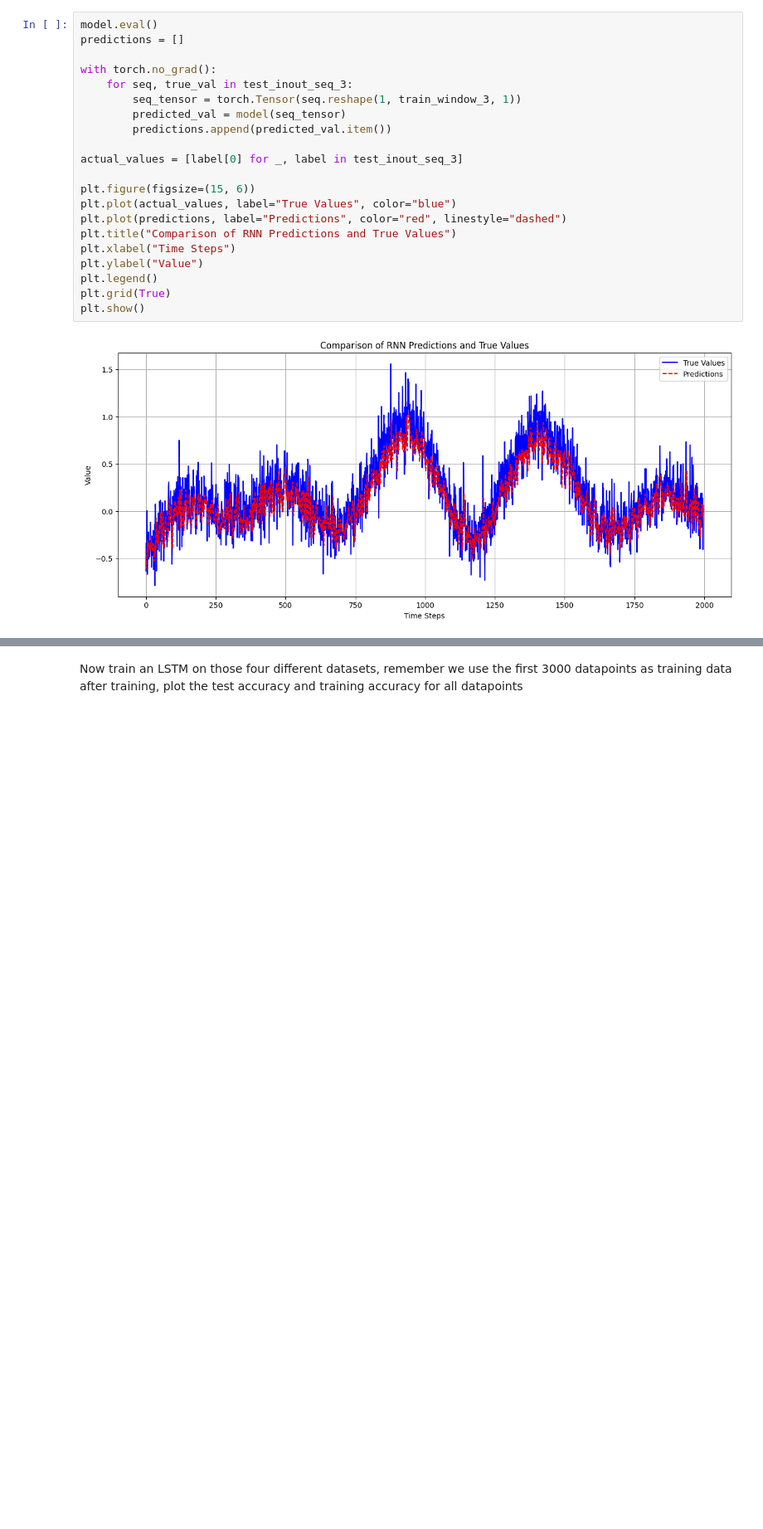
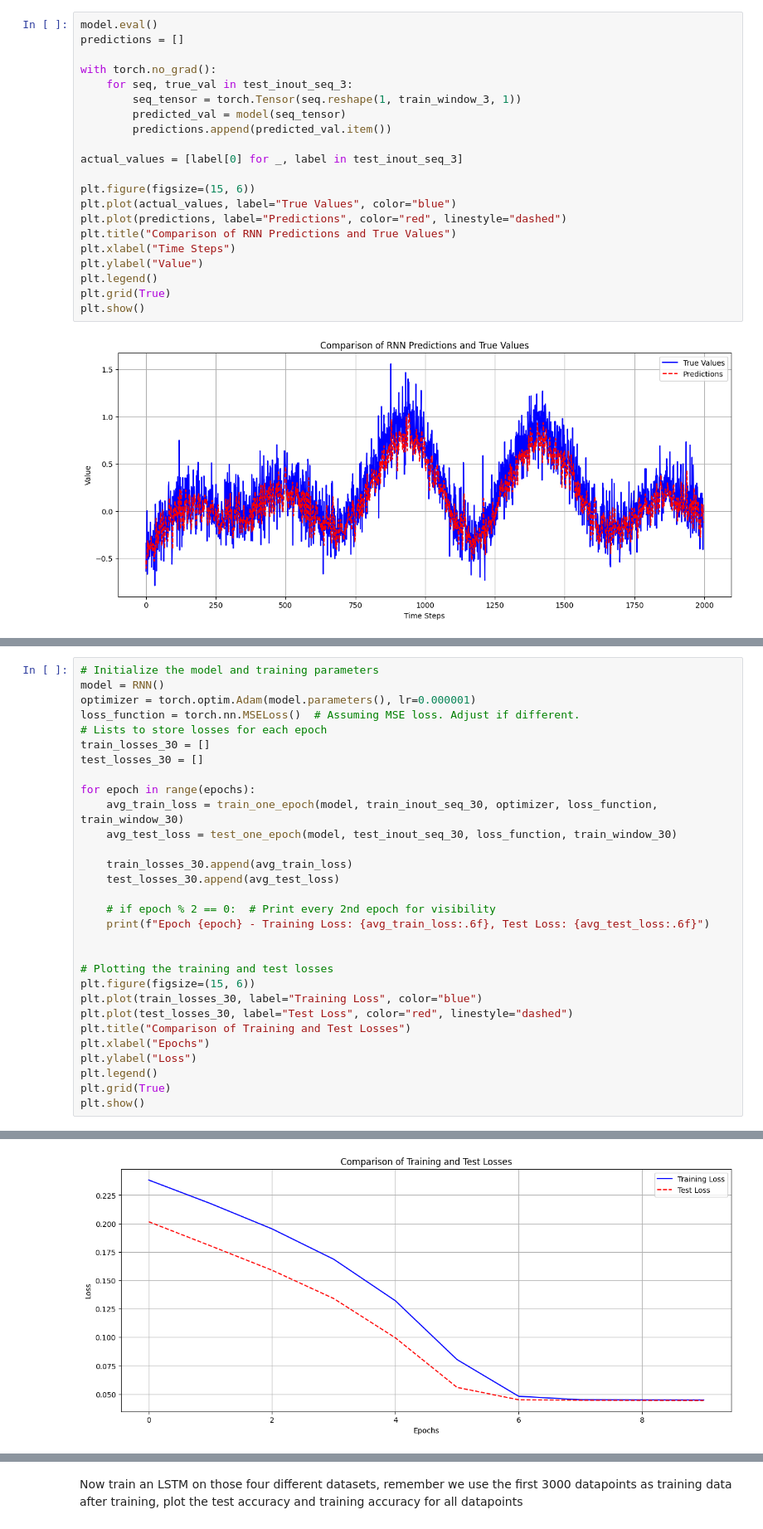
Before and after one commit to Ahmadar91/ML, a Jupyter notebook: Lab 5 - RNN and LSTM.ipynb, the cells around one changed output, grey strips where cells are left out. Shown at 83% size. Saved outputs shown, nothing was run; the diff lists cells and outputs as text; blank space fills up the shorter version.

```diff
--- a/Lab 5 - RNN and LSTM.ipynb
+++ b/Lab 5 - RNN and LSTM.ipynb
@@ -389,0 +302,31 @@ plt.show()
+# %%
+# Initialize the model and training parameters
+model = RNN()
+optimizer = torch.optim.Adam(model.parameters(), lr=0.000001)
+loss_function = torch.nn.MSELoss()  # Assuming MSE loss. Adjust if different.
+# Lists to store losses for each epoch
+train_losses_30 = []
+test_losses_30 = []
+
+for epoch in range(epochs):
+    avg_train_loss = train_one_epoch(model, train_inout_seq_30, optimizer, loss_function, train_window_30)
+    avg_test_loss = test_one_epoch(model, test_inout_seq_30, loss_function, train_window_30)
+
+    train_losses_30.append(avg_train_loss)
+    test_losses_30.append(avg_test_loss)
+
+    # if epoch % 2 == 0:  # Print every 2nd epoch for visibility
+    print(f"Epoch {epoch} - Training Loss: {avg_train_loss:.6f}, Test Loss: {avg_test_loss:.6f}")
+
+
+# Plotting the training and test losses
+plt.figure(figsize=(15, 6))
+plt.plot(train_losses_30, label="Training Loss", color="blue")
+plt.plot(test_losses_30, label="Test Loss", color="red", linestyle="dashed")
+plt.title("Comparison of Training and Test Losses")
+plt.xlabel("Epochs")
+plt.ylabel("Loss")
+plt.legend()
+plt.grid(True)
+plt.show()
+# %% [output]
@@ -389,0 +343 @@ plt.show()
+[figure, added]
```
Also changed, not shown: parts of 7 cells of this notebook.
